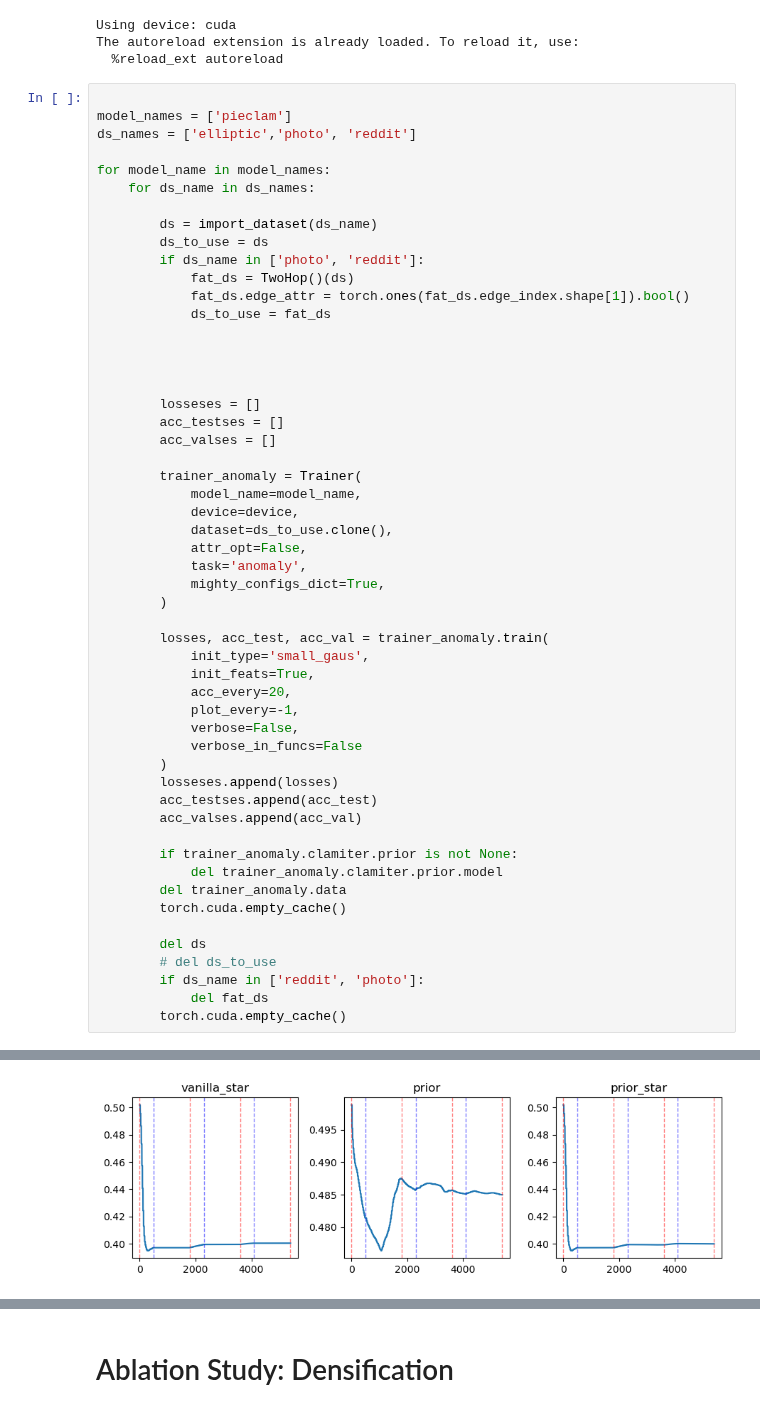
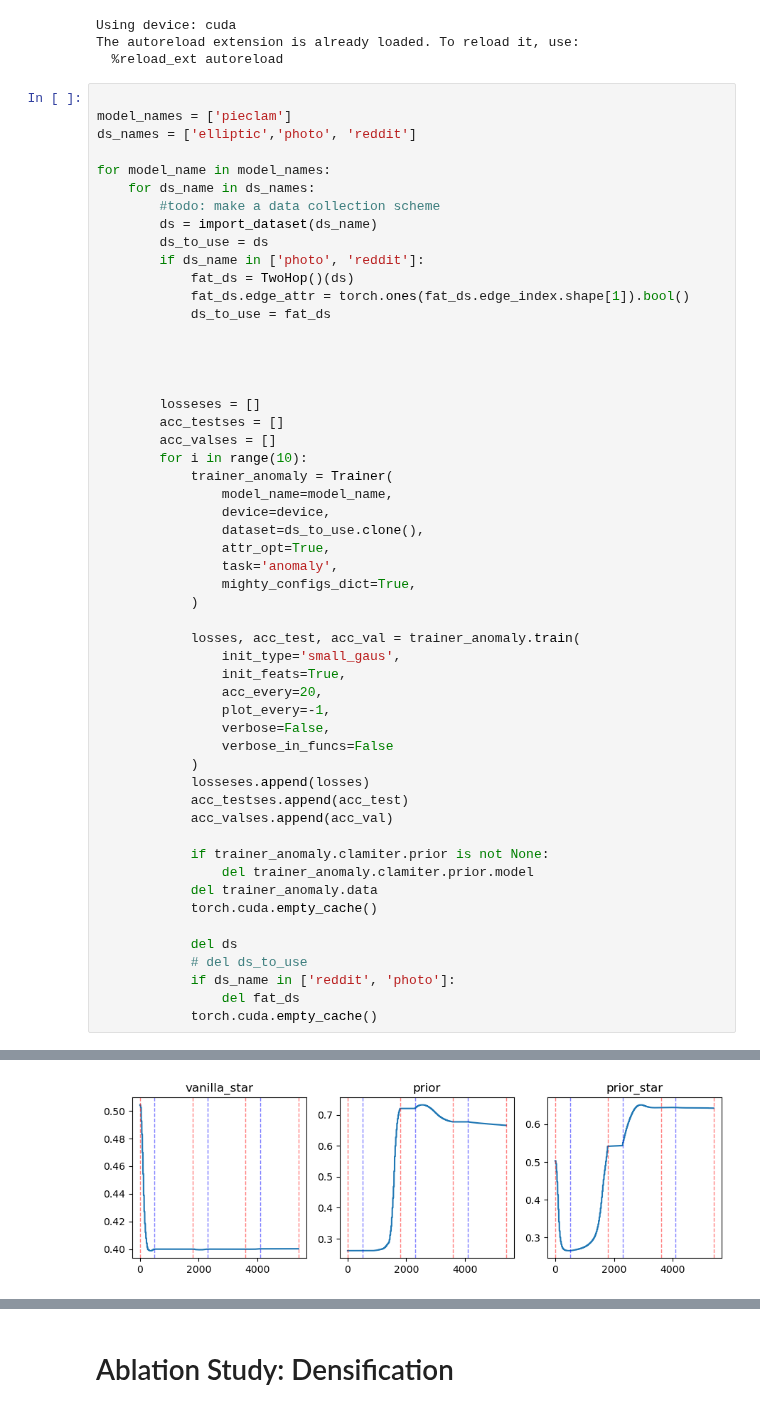
Before and after one commit to JuanCervino/PieClamNonSym, a Jupyter notebook: experiments/anomaly_unsupervised.ipynb, the cells around one changed output, grey strips where cells are left out. Cells and saved outputs as stored; diff of their text form.

```diff
--- a/experiments/anomaly_unsupervised.ipynb
+++ b/experiments/anomaly_unsupervised.ipynb
@@ -27,7 +27,7 @@ ds_names = ['elliptic','photo', 'reddit']
 
 for model_name in model_names:
     for ds_name in ds_names:
-
+        #todo: make a data collection scheme
         ds = import_dataset(ds_name)
         ds_to_use = ds
         if ds_name in ['photo', 'reddit']:
@@ -41,37 +41,37 @@ for model_name in model_names:
         losseses = []
         acc_testses = []
         acc_valses = []
+        for i in range(10):
+            trainer_anomaly = Trainer(
+                model_name=model_name,
+                device=device,
+                dataset=ds_to_use.clone(),
+                attr_opt=True,
+                task='anomaly',
+                mighty_configs_dict=True,
+            )
 
-        trainer_anomaly = Trainer(
-            model_name=model_name,
-            device=device,
-            dataset=ds_to_use.clone(),
-            attr_opt=False,
-            task='anomaly',
-            mighty_configs_dict=True,
-        )
+            losses, acc_test, acc_val = trainer_anomaly.train(
+                init_type='small_gaus',
+                init_feats=True,
+                acc_every=20,
+                plot_every=-1,
+                verbose=False,
+                verbose_in_funcs=False
+            )
+            losseses.append(losses)
+            acc_testses.append(acc_test)
+            acc_valses.append(acc_val)
 
-        losses, acc_test, acc_val = trainer_anomaly.train(
-            init_type='small_gaus',
-            init_feats=True,
-            acc_every=20,
-            plot_every=-1,
-            verbose=False,
-            verbose_in_funcs=False
-        )
-        losseses.append(losses)
-        acc_testses.append(acc_test)
-        acc_valses.append(acc_val)
+            if trainer_anomaly.clamiter.prior is not None:
+                del trainer_anomaly.clamiter.prior.model
+            del trainer_anomaly.data
+            torch.cuda.empty_cache()
 
-        if trainer_anomaly.clamiter.prior is not None:
-            del trainer_anomaly.clamiter.prior.model
-        del trainer_anomaly.data
-        torch.cuda.empty_cache()
-
-        del ds
-        # del ds_to_use
-        if ds_name in ['reddit', 'photo']:
-            del fat_ds
-        torch.cuda.empty_cache()
+            del ds
+            # del ds_to_use
+            if ds_name in ['reddit', 'photo']:
+                del fat_ds
+            torch.cuda.empty_cache()
 # %% [output]
 /home/user/Documents/danny/AAAI_pieclam/experiments/../trainer.py:316:::
@@ -79,19 +79,19 @@ for model_name in model_names:
 
  configs_dict:
 {
     "clamiter_init": {
         "dim_feat": 30,
         "dim_attr": 93,
         "s_reg": 0.0,
         "l1_reg": 1,
         "T": 1,
         "hidden_dim": 64,
 ... (42 lines left out)
 
 /home/user/Documents/danny/AAAI_pieclam/experiments/../clamiter.py:661:::
 fit, plotting state at iter 3.
 dataset: elliptic, ,model: pieclam
-[figure, old version]
+[figure, new version]
 /home/user/Documents/danny/AAAI_pieclam/experiments/../clamiter.py:667:::
 fit end, no early stopping
 
```
Also changed, not shown: parts of 1 cell of this notebook, 1 other file.
